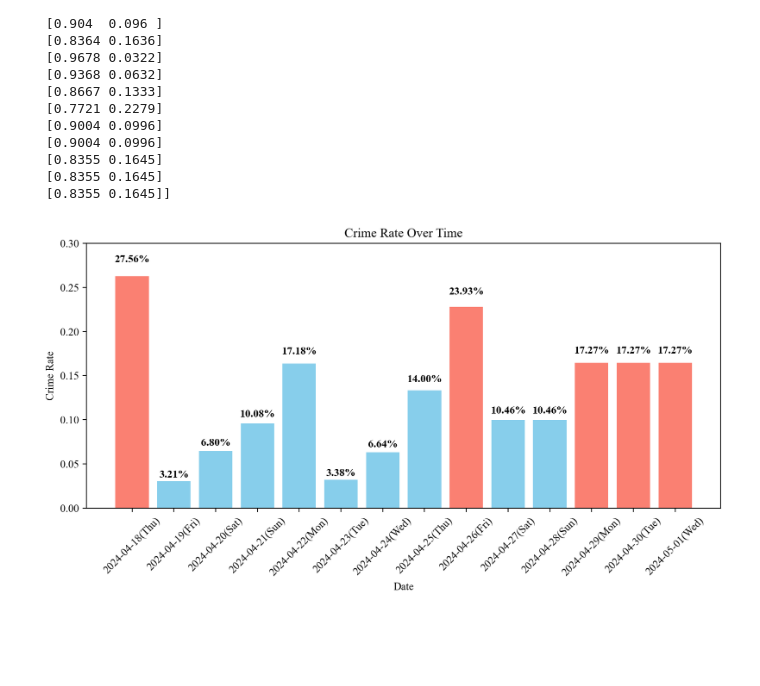
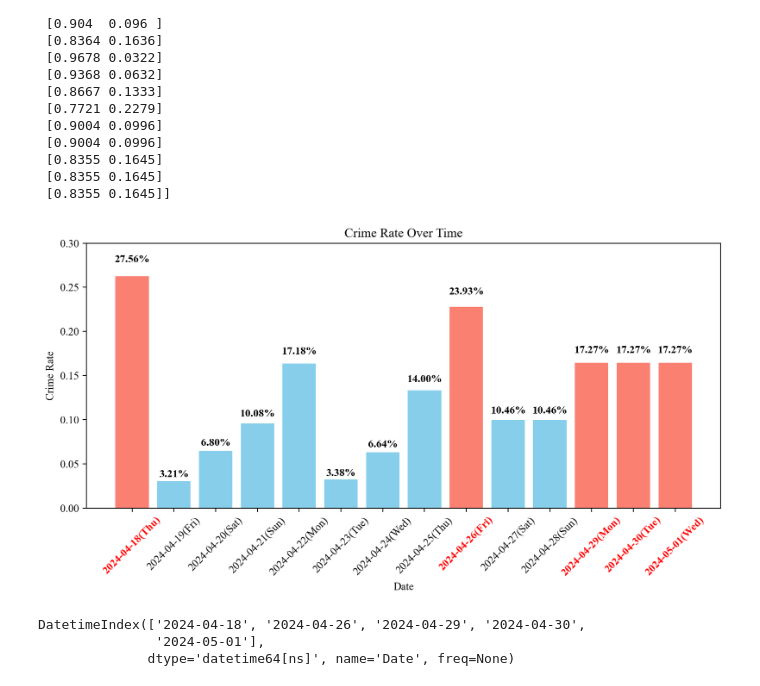
Before and after one commit to quantwav/Project-dsff, a Jupyter notebook: 00 Grid Search, Predict.ipynb, the cells around one changed output. Drawn from its saved outputs; the diff is of its cells as text; code cells hidden in the pictures; blank space fills up the shorter version.

```diff
--- a/00 Grid Search, Predict.ipynb
+++ b/00 Grid Search, Predict.ipynb
@@ -173,6 +173,7 @@ import pandas as pd
 import matplotlib.pyplot as plt
 import matplotlib.dates as mdates
 import matplotlib as mpl
+from matplotlib.font_manager import FontProperties
 
 mpl.rc('font', family='Times New Roman')
 plt.rcParams['figure.dpi'] = 200
@@ -191,31 +192,45 @@ df.set_index('Date', inplace=True)
 top_n = 5
 top_crimes = df.nlargest(top_n, 'Crime Rate')
 
 # Plotting
 plt.figure(figsize=(9, 5))
 
 bars = plt.bar(df.index, df['Crime Rate'], color='skyblue')
 for bar in bars:
     height = bar.get_height() * 1.05
     plt.text(bar.get_x() + bar.get_width() / 2, height, '{:.2%}'.format(height),
              ha='center', va='bottom', color='black', fontsize=10, weight='bold')
 
 
 plt.bar(df.index, df['Crime Rate'], color='skyblue')
 plt.bar(top_crimes.index, top_crimes['Crime Rate'], color='salmon')  # Highlighting top crimes with a different color
 plt.title('Crime Rate Over Time')
 plt.xlabel('Date')
 plt.ylabel('Crime Rate')
 plt.xticks(rotation=45)
 
 plt.xticks(df.index)
 plt.ylim(0,0.3)
+
+for tick in plt.gca().get_xticklabels():
+    if tick.get_text() in top_crimes.index:
+        tick.set_color('red')
+        tick.set_fontproperties(FontProperties(weight='bold'))
+
+
 # Add day of the week to x-axis ticks
 plt.gca().xaxis.set_major_formatter(mdates.DateFormatter('%Y-%m-%d(%a)'))
 
 
 
+
 plt.tight_layout()
 plt.show()
 # %% [output]
-[figure, old version]
+[figure, new version]
+# %%
+top_crimes.index
+# %% [output]
+DatetimeIndex(['2024-04-18', '2024-04-26', '2024-04-29', '2024-04-30',
+               '2024-05-01'],
+              dtype='datetime64[ns]', name='Date', freq=None)
```
